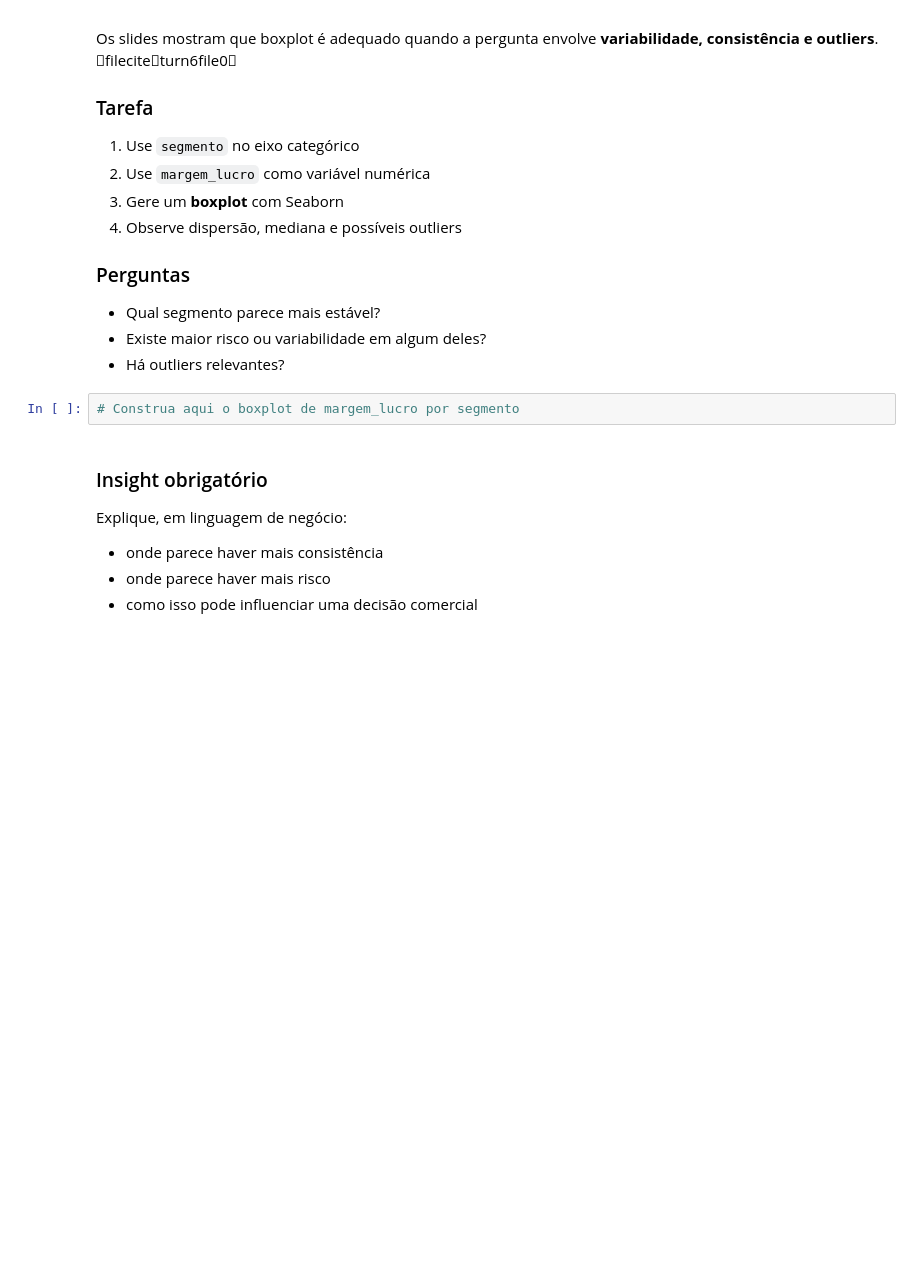
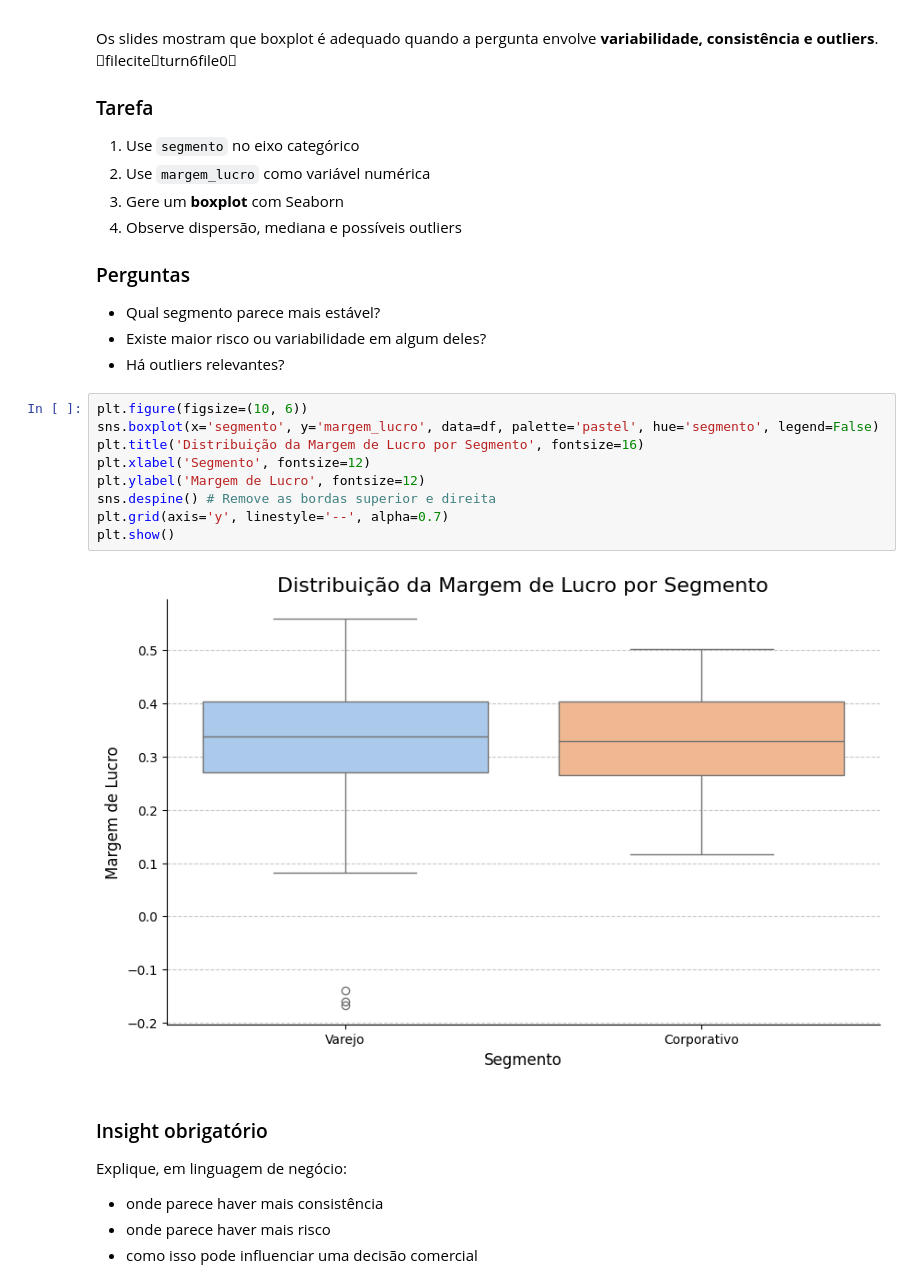
Before and after one commit to xXN4T3/linguagensDeProgramacao, a Jupyter notebook: exercicio8.ipynb, the cells around one changed output. Saved outputs shown, nothing was run; the diff lists cells and outputs as text; blank space fills up the shorter version.

```diff
--- a/exercicio8.ipynb
+++ b/exercicio8.ipynb
@@ -121,8 +230,17 @@ Os slides mostram que boxplot é adequado quando a pergunta envolve **variabilid
 - Qual segmento parece mais estável?
 - Existe maior risco ou variabilidade em algum deles?
 - Há outliers relevantes?
-# %%
-# Construa aqui o boxplot de margem_lucro por segmento
+# %%
+plt.figure(figsize=(10, 6))
+sns.boxplot(x='segmento', y='margem_lucro', data=df, palette='pastel', hue='segmento', legend=False)
+plt.title('Distribuição da Margem de Lucro por Segmento', fontsize=16)
+plt.xlabel('Segmento', fontsize=12)
+plt.ylabel('Margem de Lucro', fontsize=12)
+sns.despine() # Remove as bordas superior e direita
+plt.grid(axis='y', linestyle='--', alpha=0.7)
+plt.show()
+# %% [output]
+[figure, added]
 # %% [markdown]
 ### Insight obrigatório
 Explique, em linguagem de negócio:
```
Also changed, not shown: parts of 24 cells of this notebook.
